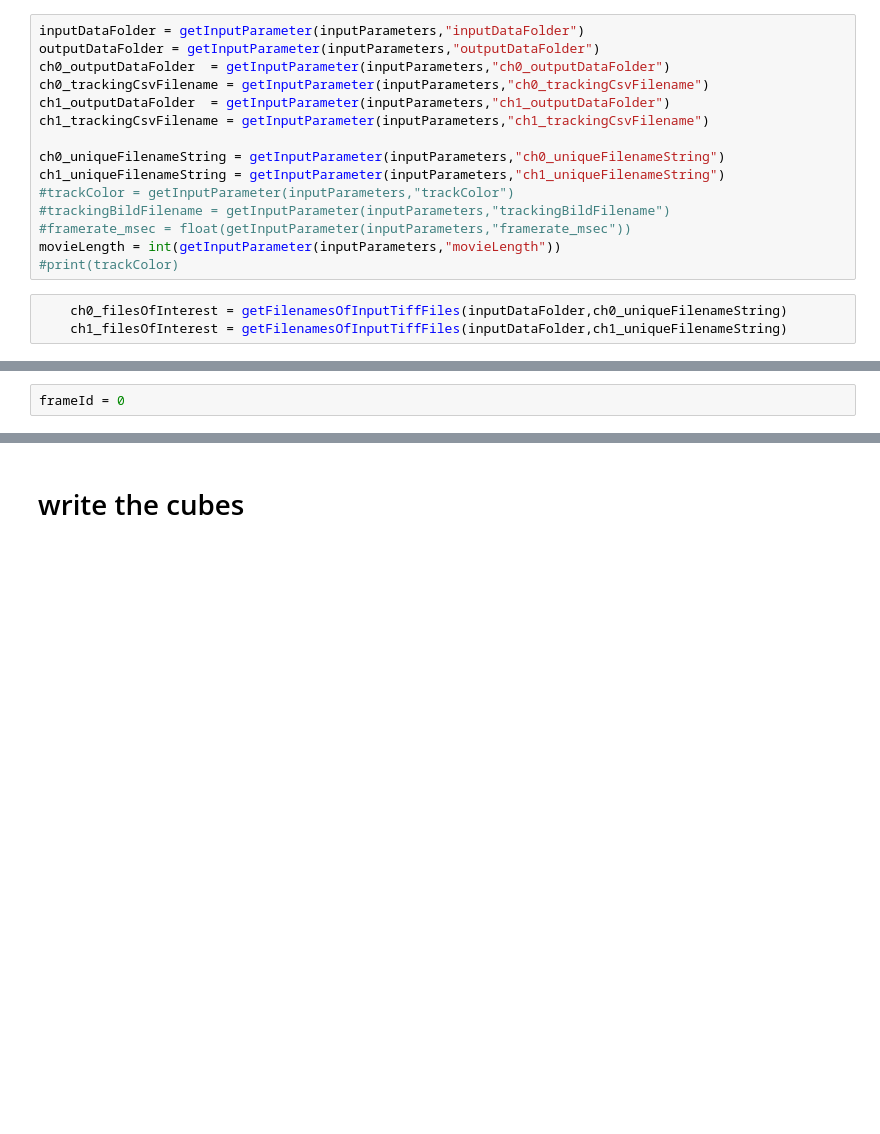
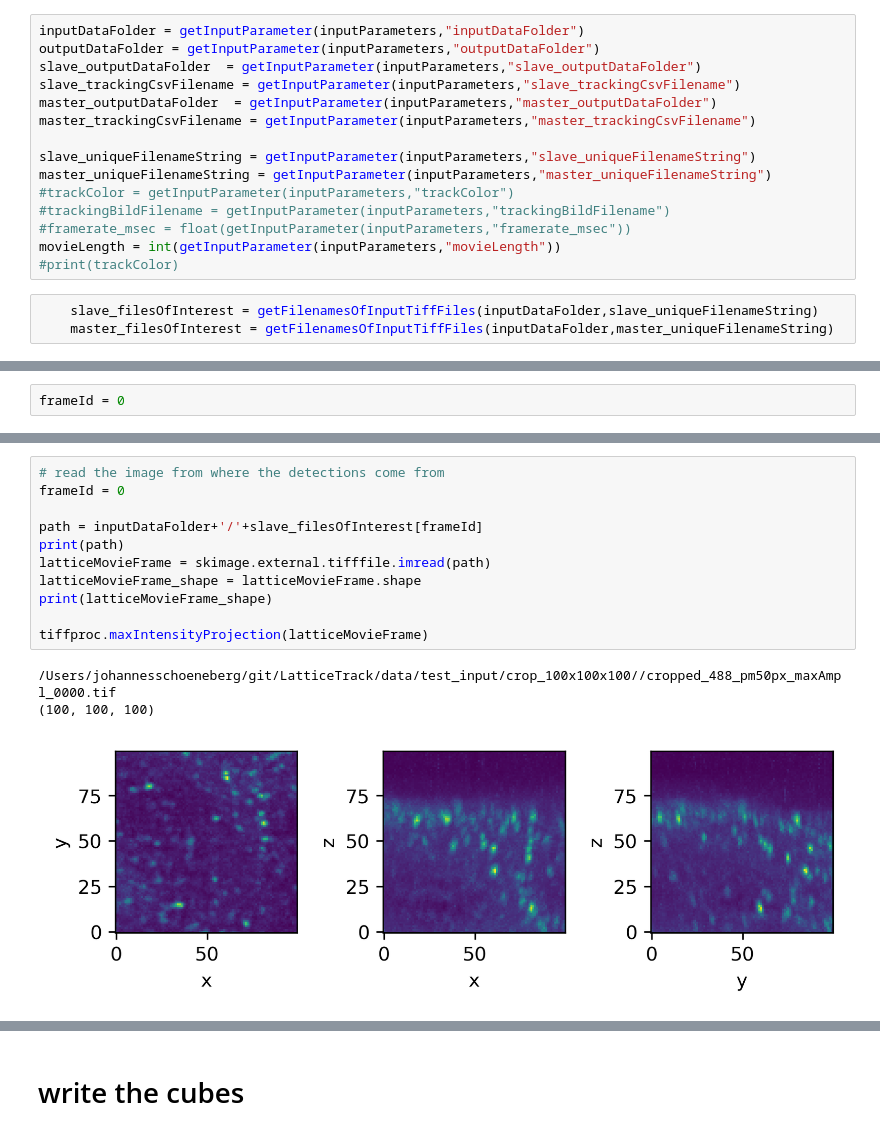
Before and after one commit to pylattice/pyLattice, a Jupyter notebook: src/python/tiffProcessing_drawBoxAroundEveryDetectionInFrame.ipynb, the cells around one changed output, grey strips where cells are left out. Saved outputs shown, nothing was run; the diff lists cells and outputs as text; blank space fills up the shorter version.

```diff
--- a/src/python/tiffProcessing_drawBoxAroundEveryDetectionInFrame.ipynb
+++ b/src/python/tiffProcessing_drawBoxAroundEveryDetectionInFrame.ipynb
@@ -145,21 +152,21 @@ inputParameters.style.set_properties(**{'text-align': 'left'})
 # %%
 inputDataFolder = getInputParameter(inputParameters,"inputDataFolder")
 outputDataFolder = getInputParameter(inputParameters,"outputDataFolder")
-ch0_outputDataFolder  = getInputParameter(inputParameters,"ch0_outputDataFolder")
-ch0_trackingCsvFilename = getInputParameter(inputParameters,"ch0_trackingCsvFilename")
-ch1_outputDataFolder  = getInputParameter(inputParameters,"ch1_outputDataFolder")
-ch1_trackingCsvFilename = getInputParameter(inputParameters,"ch1_trackingCsvFilename")
+slave_outputDataFolder  = getInputParameter(inputParameters,"slave_outputDataFolder")
+slave_trackingCsvFilename = getInputParameter(inputParameters,"slave_trackingCsvFilename")
+master_outputDataFolder  = getInputParameter(inputParameters,"master_outputDataFolder")
+master_trackingCsvFilename = getInputParameter(inputParameters,"master_trackingCsvFilename")
 
-ch0_uniqueFilenameString = getInputParameter(inputParameters,"ch0_uniqueFilenameString")
-ch1_uniqueFilenameString = getInputParameter(inputParameters,"ch1_uniqueFilenameString")
+slave_uniqueFilenameString = getInputParameter(inputParameters,"slave_uniqueFilenameString")
+master_uniqueFilenameString = getInputParameter(inputParameters,"master_uniqueFilenameString")
 #trackColor = getInputParameter(inputParameters,"trackColor")
 #trackingBildFilename = getInputParameter(inputParameters,"trackingBildFilename")
 #framerate_msec = float(getInputParameter(inputParameters,"framerate_msec"))
 movieLength = int(getInputParameter(inputParameters,"movieLength"))
 #print(trackColor)
 # %%
-    ch0_filesOfInterest = getFilenamesOfInputTiffFiles(inputDataFolder,ch0_uniqueFilenameString)
-    ch1_filesOfInterest = getFilenamesOfInputTiffFiles(inputDataFolder,ch1_uniqueFilenameString)
+    slave_filesOfInterest = getFilenamesOfInputTiffFiles(inputDataFolder,slave_uniqueFilenameString)
+    master_filesOfInterest = getFilenamesOfInputTiffFiles(inputDataFolder,master_uniqueFilenameString)
 # %% [output]
 --- folder searched in: /Users/johannesschoeneberg/git/LatticeTrack/data/test_input/crop_100x100x100/
 --- example of files found: cropped_488_pm50px_maxAmpl_0000.tif
@@ -187,3 +194,18 @@ maxIntensityProjection(latticeMovieFrame)
+# %%
+# read the image from where the detections come from
+frameId = 0
+
+path = inputDataFolder+'/'+slave_filesOfInterest[frameId]
+print(path)
+latticeMovieFrame = skimage.external.tifffile.imread(path)
+latticeMovieFrame_shape = latticeMovieFrame.shape
+print(latticeMovieFrame_shape)
+
+tiffproc.maxIntensityProjection(latticeMovieFrame)
+# %% [output]
+/Users/johannesschoeneberg/git/LatticeTrack/data/test_input/crop_100x100x100//cropped_488_pm50px_maxAmpl_0000.tif
+(100, 100, 100)
+[figure, added]
 # %%
 # read the detected coordinates
 detectedPunctaPerFrameArray = []
```
Also changed, not shown: parts of 4 cells of this notebook, 8 other files.
